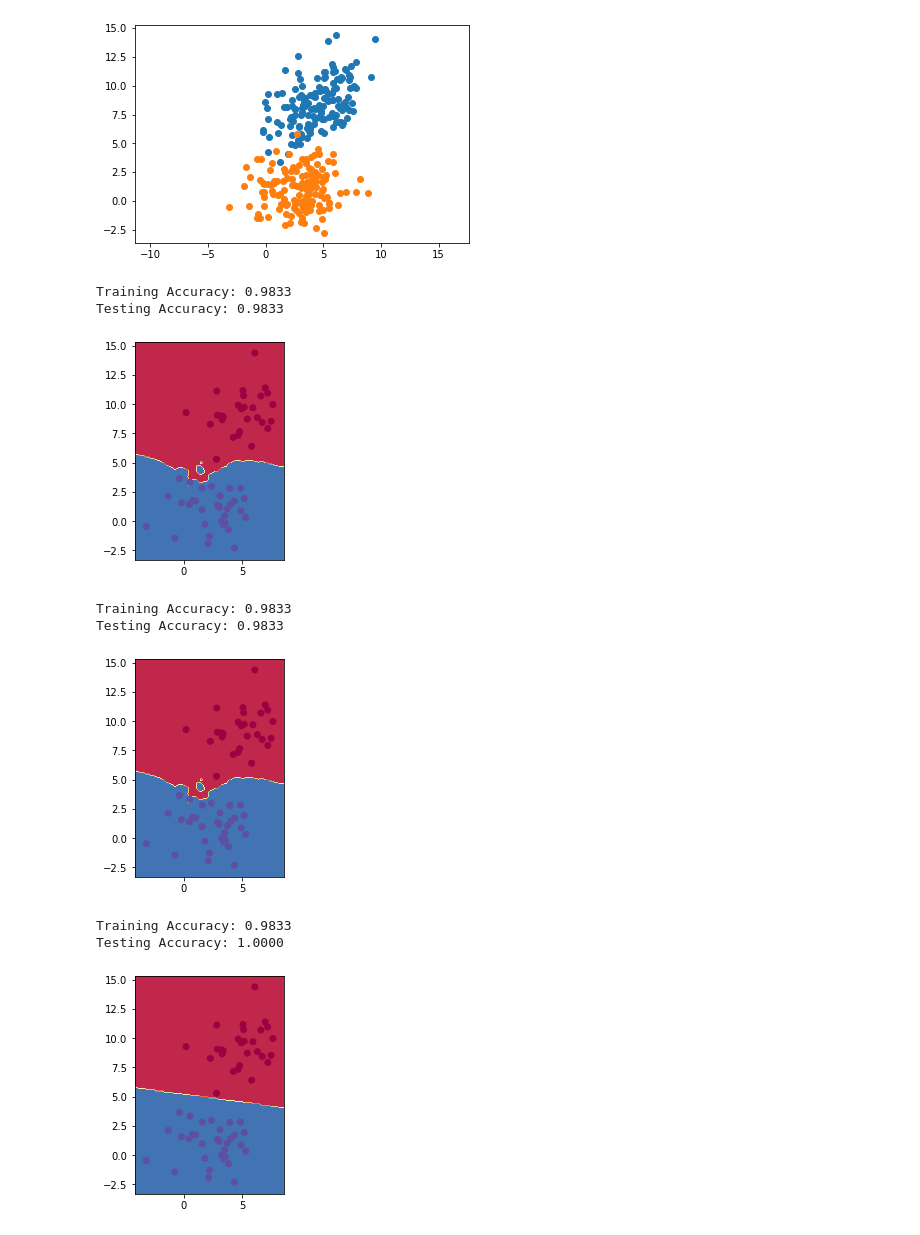
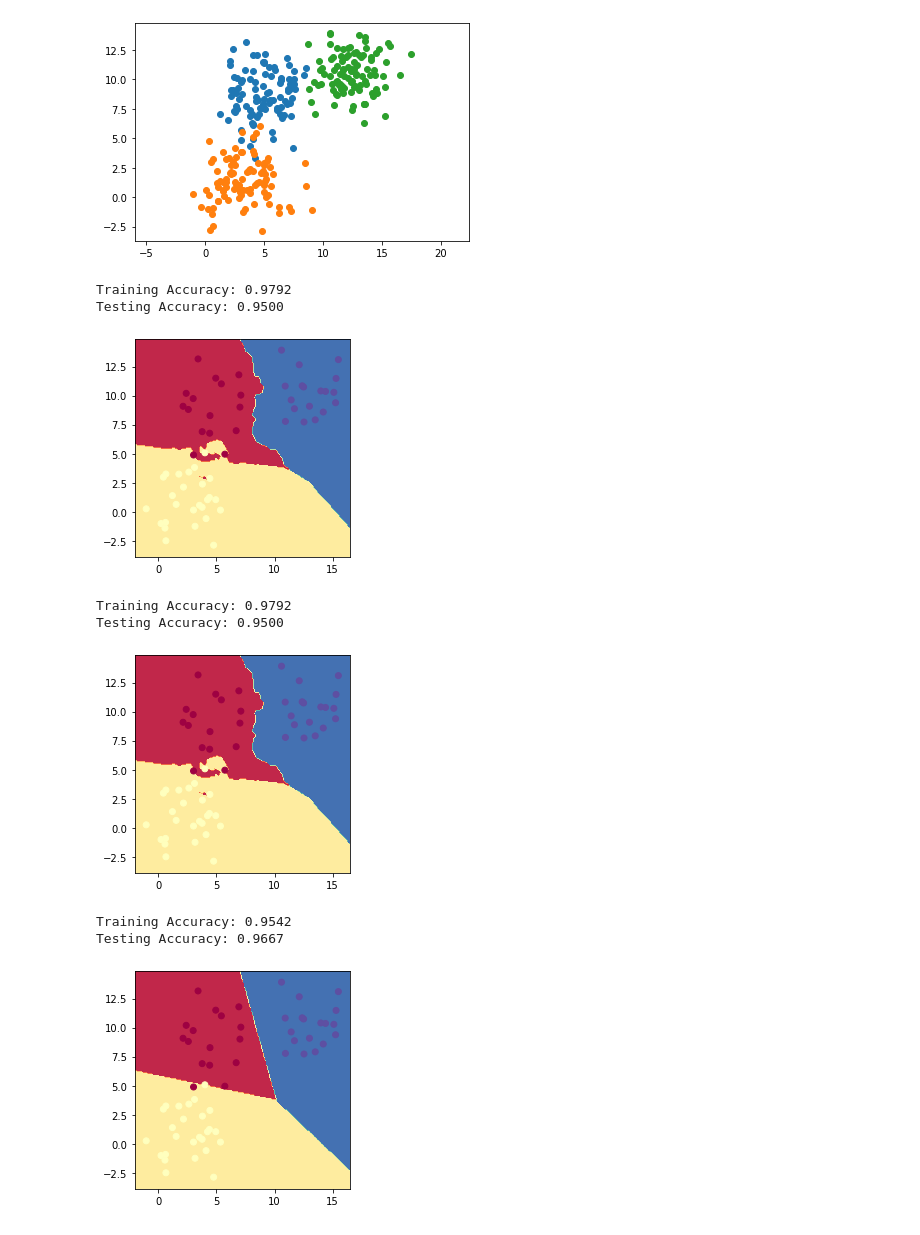
Before and after one commit to Jamison-Chen/DataScience, a Jupyter notebook: main.ipynb, the cells around one changed output. Saved outputs shown, nothing was run; the diff lists cells and outputs as text; code cells hidden in the pictures.

```diff
--- a/main.ipynb
+++ b/main.ipynb
@@ -1,22 +1,22 @@
 # %%
 from myToolBox.psuedoDataGenerator import independent_groups
-x, y = independent_groups(size=300, group=2)
+x, y = independent_groups(size=300, group=3)
 # %% [output]
-[figure, old version]
+[figure, new version]
 # %%
 from sklearn.model_selection import train_test_split
 x_train, x_test, y_train, y_test = train_test_split(x, y, test_size=0.2)
 # %%
 from myToolBox.model import KNN
 from myToolBox.util import testModel, plotDecisionBoundary, plotLoss
-knnModel = KNN(3)
+knnModel = KNN(k=3)
 knnModel.fit(x_train, y_train)
 testModel(knnModel, x_train, y_train, x_test, y_test)
 plotDecisionBoundary(knnModel, x_test, y_test)
 # %% [output]
-Training Accuracy: 0.9833
-Testing Accuracy: 0.9833
+Training Accuracy: 0.9792
+Testing Accuracy: 0.9500
-[figure, old version]
+[figure, new version]
 # %%
 from sklearn.neighbors import KNeighborsClassifier
 classifier = KNeighborsClassifier(n_neighbors=3)
@@ -24,9 +24,9 @@ classifier.fit(x_train, y_train.squeeze())
 testModel(classifier, x_train, y_train, x_test, y_test)
 plotDecisionBoundary(classifier, x_test, y_test)
 # %% [output]
-Training Accuracy: 0.9833
-Testing Accuracy: 0.9833
+Training Accuracy: 0.9792
+Testing Accuracy: 0.9500
-[figure, old version]
+[figure, new version]
 # %%
 from myToolBox.model import GenerativeModel
 nbc = GenerativeModel(naive_bayes=True, share_cov=True)
@@ -34,9 +34,9 @@ nbc.fit(x_train, y_train)
 testModel(nbc, x_train, y_train, x_test, y_test)
 plotDecisionBoundary(nbc, x_test, y_test)
 # %% [output]
-Training Accuracy: 0.9833
-Testing Accuracy: 1.0000
+Training Accuracy: 0.9542
+Testing Accuracy: 0.9667
-[figure, old version]
+[figure, new version]
 # %%
 from sklearn.naive_bayes import GaussianNB
 gnb = GaussianNB()
```
Also changed, not shown: parts of 7 cells of this notebook, 5 other files.
